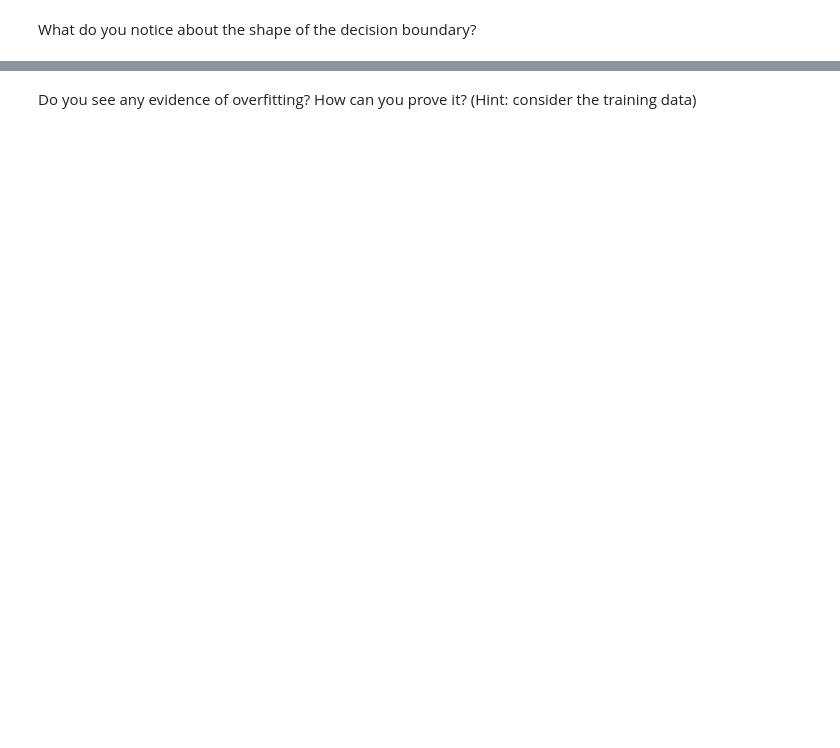
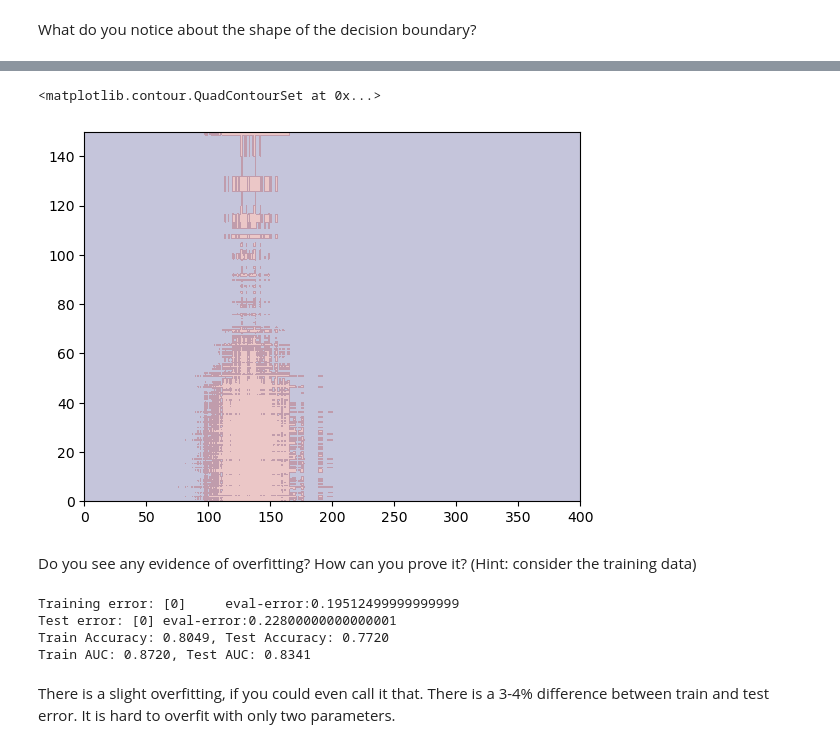
Before and after one commit to bdkcspronk/Deep-learning-in-physics, a Jupyter notebook: Assignment-2/code/Duarte-hands-on2.ipynb, the cells around one changed output, grey strips where cells are left out. Saved outputs shown, nothing was run; the diff lists cells and outputs as text; code cells hidden in the pictures; blank space fills up the shorter version.

```diff
--- a/Assignment-2/Duarte-hands-on2.ipynb
+++ b/Assignment-2/code/Duarte-hands-on2.ipynb
@@ -303,2 +346,41 @@ The boundary is made of
+# %%
+plt.figure()
+# plot decision boundary
+ax = plt.subplot(111)
+cm = ListedColormap(["midnightblue", "firebrick"])
+plt.contourf(x_grid, y_grid, z_grid, levels=[0, 0.5, 1], cmap=cm, alpha=0.25)
+# %% [output]
+<matplotlib.contour.QuadContourSet at 0x...>
+[figure, added]
 # %% [markdown]
 Do you see any evidence of overfitting? How can you prove it? (Hint: consider the training data)
+# %%
+# Add this after training
+print("Training error:", booster.eval(train))
+print("Test error:", booster.eval(test))
+
+from sklearn.metrics import accuracy_score, auc, roc_curve
+
+# Training predictions
+train_predictions = booster.predict(train)
+train_labels = train.get_label().astype(bool)
+train_acc = accuracy_score(train_labels, train_predictions > 0.5)
+train_fpr, train_tpr, _ = roc_curve(train_labels, train_predictions)
+train_auc = auc(train_fpr, train_tpr)
+
+# Test predictions
+test_predictions = booster.predict(test)
+test_labels = test.get_label().astype(bool)
+test_acc = accuracy_score(test_labels, test_predictions > 0.5)
+test_fpr, test_tpr, _ = roc_curve(test_labels, test_predictions)
+test_auc = auc(test_fpr, test_tpr)
+
+print(f"Train Accuracy: {train_acc:.4f}, Test Accuracy: {test_acc:.4f}")
+print(f"Train AUC: {train_auc:.4f}, Test AUC: {test_auc:.4f}")
+# %% [output]
+Training error: [0]     eval-error:0.19512499999999999
+Test error: [0] eval-error:0.22800000000000001
+Train Accuracy: 0.8049, Test Accuracy: 0.7720
+Train AUC: 0.8720, Test AUC: 0.8341
+# %% [markdown]
+There is a slight overfitting, if you could even call it that. There is a 3-4% difference between train and test error. It is hard to overfit with only two parameters.
```
Also changed, not shown: parts of 3 cells of this notebook, 16 other files.
